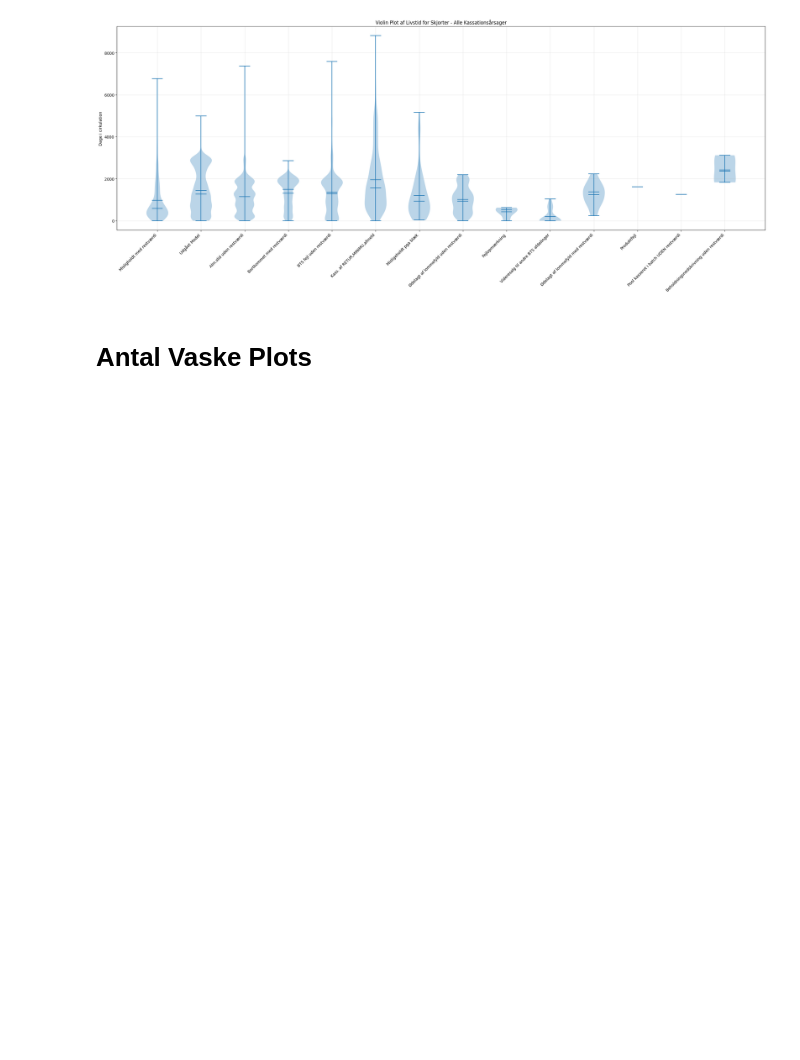
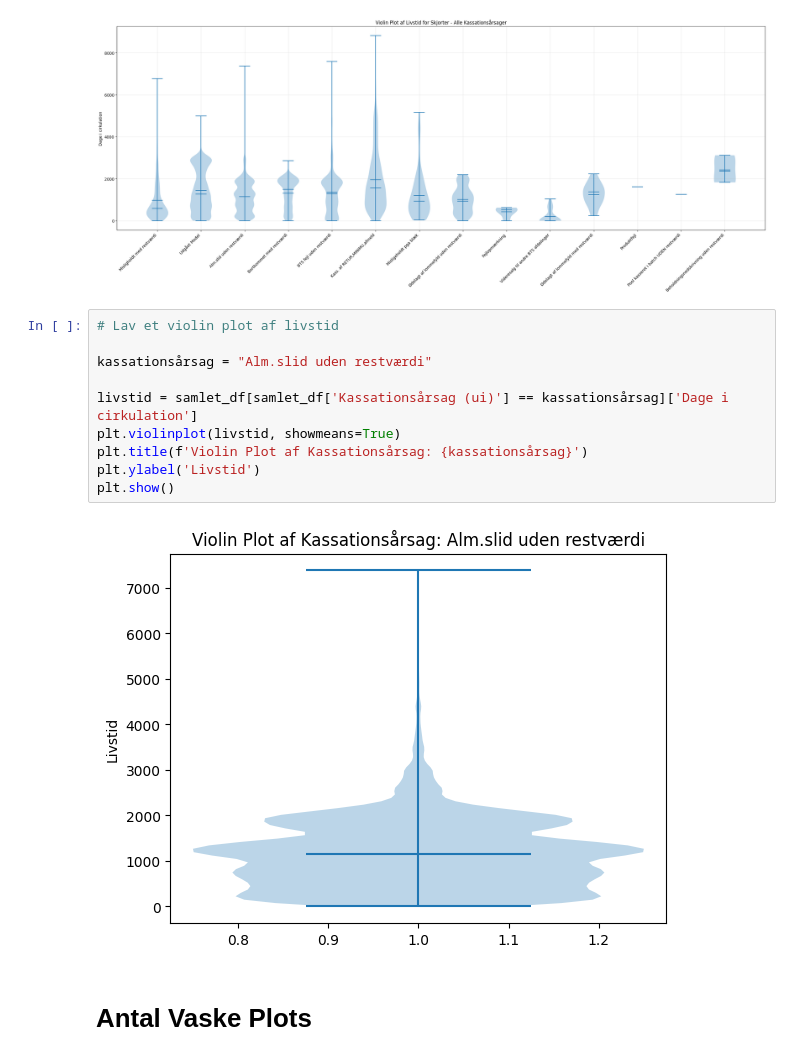
Before and after one commit to Mathias2209/Dataprojekt, a Jupyter notebook: Violinplots.ipynb, the cells around one changed output. Saved outputs shown, nothing was run; the diff lists cells and outputs as text; blank space fills up the shorter version.

```diff
--- a/Violinplots.ipynb
+++ b/Violinplots.ipynb
@@ -93,6 +93,18 @@ plt.tight_layout()
 plt.show()
 # %% [output]
 [figure]
+# %%
+# Lav et violin plot af livstid
+
+kassationsårsag = "Alm.slid uden restværdi"
+
+livstid = samlet_df[samlet_df['Kassationsårsag (ui)'] == kassationsårsag]['Dage i cirkulation']
+plt.violinplot(livstid, showmeans=True)
+plt.title(f'Violin Plot af Kassationsårsag: {kassationsårsag}')
+plt.ylabel('Livstid')
+plt.show()
+# %% [output]
+[figure, added]
 # %% [markdown]
 # Antal Vaske Plots
 # %%
```
Also changed, not shown: 1 other file.
